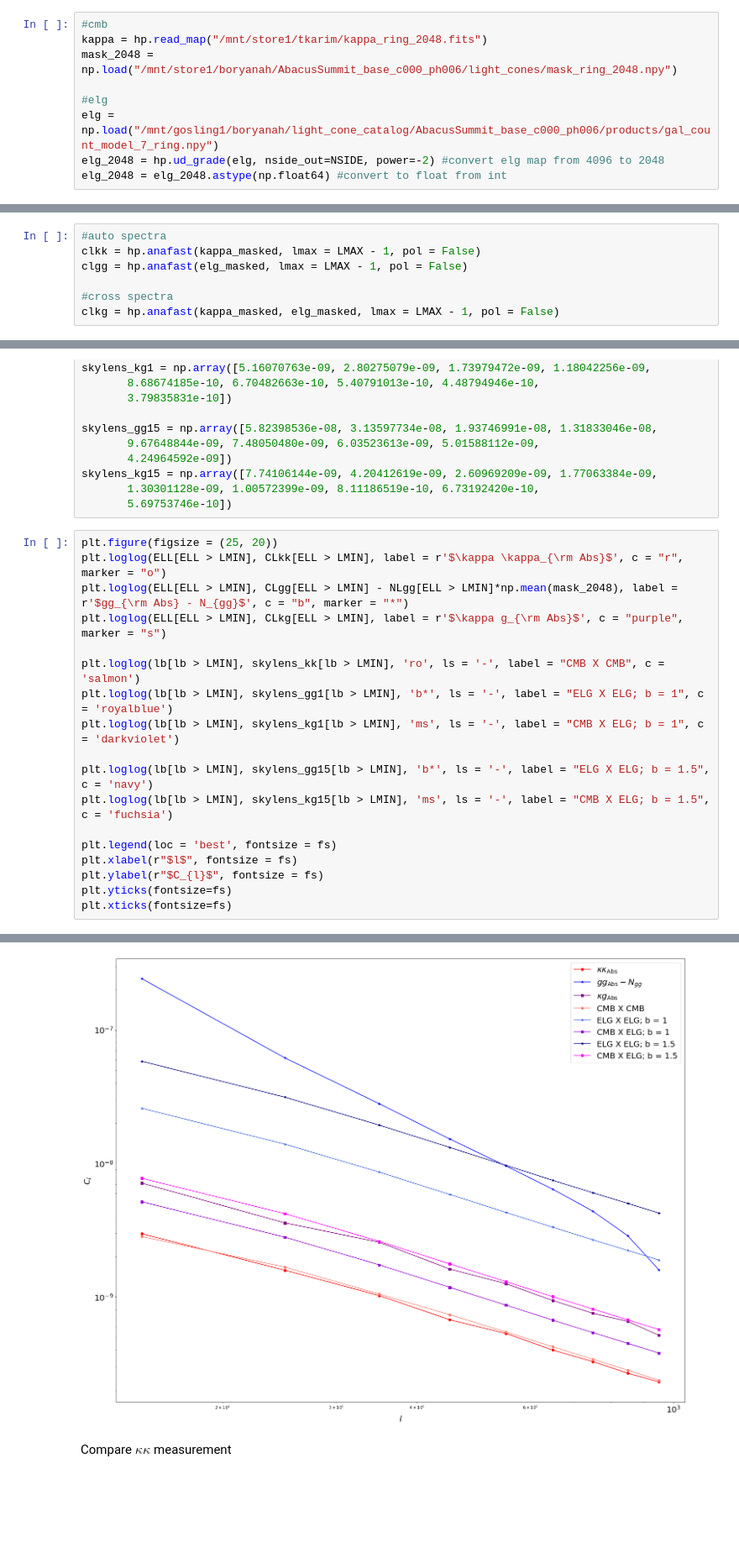
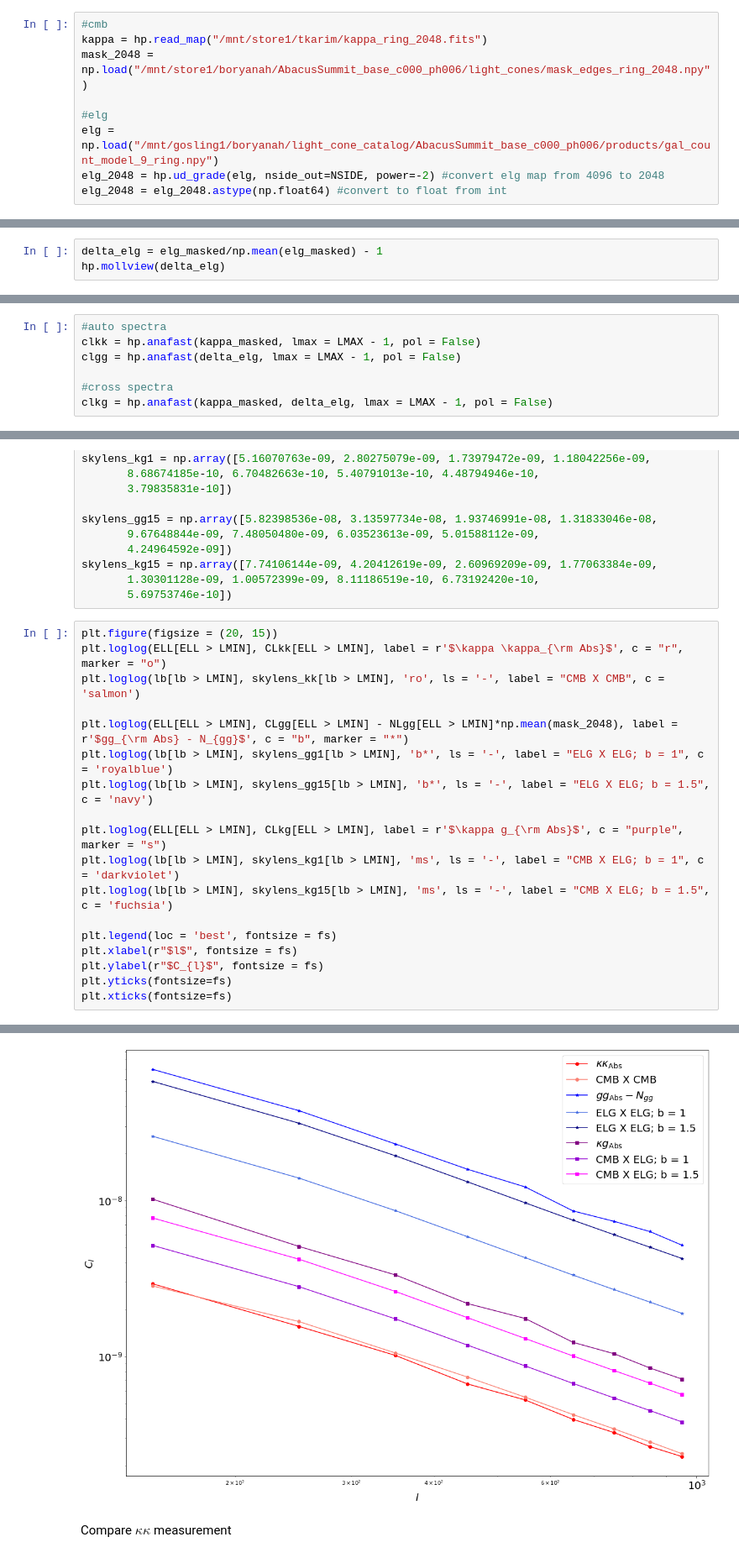
Before and after one commit to tanveerkarim/desi-lensing-cc, a Jupyter notebook: notebooks/AbacusSummit_test.ipynb, the cells around one changed output, grey strips where cells are left out. Shown at 84% size. Drawn from its saved outputs; the diff is of its cells as text; blank space fills up the shorter version.

Commit message:
Validate AbacusSummit base sim

```diff
--- a/notebooks/AbacusSummit_test.ipynb
+++ b/notebooks/AbacusSummit_test.ipynb
@@ -25,9 +25,9 @@ fs = 20
 # %%
 #cmb
 kappa = hp.read_map("/mnt/store1/tkarim/kappa_ring_2048.fits")
-mask_2048 = np.load("/mnt/store1/boryanah/AbacusSummit_base_c000_ph006/light_cones/mask_ring_2048.npy")
+mask_2048 = np.load("/mnt/store1/boryanah/AbacusSummit_base_c000_ph006/light_cones/mask_edges_ring_2048.npy")
 
 #elg
-elg = np.load("/mnt/gosling1/boryanah/light_cone_catalog/AbacusSummit_base_c000_ph006/products/gal_count_model_7_ring.npy")
+elg = np.load("/mnt/gosling1/boryanah/light_cone_catalog/AbacusSummit_base_c000_ph006/products/gal_count_model_9_ring.npy")
 elg_2048 = hp.ud_grade(elg, nside_out=NSIDE, power=-2) #convert elg map from 4096 to 2048
 elg_2048 = elg_2048.astype(np.float64) #convert to float from int
@@ -68,0 +83,3 @@ hp.mollview(elg_masked, title = "ELG Map", hold = True, cmap = 'seismic')
+# %%
+delta_elg = elg_masked/np.mean(elg_masked) - 1
+hp.mollview(delta_elg)
@@ -78,10 +97,10 @@ print(fsky)
 # %%
 #auto spectra
 clkk = hp.anafast(kappa_masked, lmax = LMAX - 1, pol = False)
-clgg = hp.anafast(elg_masked, lmax = LMAX - 1, pol = False)
+clgg = hp.anafast(delta_elg, lmax = LMAX - 1, pol = False)
 
 #cross spectra
-clkg = hp.anafast(kappa_masked, elg_masked, lmax = LMAX - 1, pol = False)
+clkg = hp.anafast(kappa_masked, delta_elg, lmax = LMAX - 1, pol = False)
 # %% [markdown]
 #### Calculate shot noise
 # %%
@@ -149,27 +169,27 @@ skylens_kg15 = np.array([7.74106144e-09, 4.20412619e-09, 2.60969209e-09, 1.77063
        1.30301128e-09, 1.00572399e-09, 8.11186519e-10, 6.73192420e-10,
        5.69753746e-10])
 # %%
-plt.figure(figsize = (25, 20))
+plt.figure(figsize = (20, 15))
 plt.loglog(ELL[ELL > LMIN], CLkk[ELL > LMIN], label = r'$\kappa \kappa_{\rm Abs}$', c = "r", marker = "o")
+plt.loglog(lb[lb > LMIN], skylens_kk[lb > LMIN], 'ro', ls = '-', label = "CMB X CMB", c = 'salmon')
+
 plt.loglog(ELL[ELL > LMIN], CLgg[ELL > LMIN] - NLgg[ELL > LMIN]*np.mean(mask_2048), label = r'$gg_{\rm Abs} - N_{gg}$', c = "b", marker = "*")
+plt.loglog(lb[lb > LMIN], skylens_gg1[lb > LMIN], 'b*', ls = '-', label = "ELG X ELG; b = 1", c = 'royalblue')
+plt.loglog(lb[lb > LMIN], skylens_gg15[lb > LMIN], 'b*', ls = '-', label = "ELG X ELG; b = 1.5", c = 'navy')
+
 plt.loglog(ELL[ELL > LMIN], CLkg[ELL > LMIN], label = r'$\kappa g_{\rm Abs}$', c = "purple", marker = "s")
-
-plt.loglog(lb[lb > LMIN], skylens_kk[lb > LMIN], 'ro', ls = '-', label = "CMB X CMB", c = 'salmon')
-plt.loglog(lb[lb > LMIN], skylens_gg1[lb > LMIN], 'b*', ls = '-', label = "ELG X ELG; b = 1", c = 'royalblue')
 plt.loglog(lb[lb > LMIN], skylens_kg1[lb > LMIN], 'ms', ls = '-', label = "CMB X ELG; b = 1", c = 'darkviolet')
-
-plt.loglog(lb[lb > LMIN], skylens_gg15[lb > LMIN], 'b*', ls = '-', label = "ELG X ELG; b = 1.5", c = 'navy')
 plt.loglog(lb[lb > LMIN], skylens_kg15[lb > LMIN], 'ms', ls = '-', label = "CMB X ELG; b = 1.5", c = 'fuchsia')
 
 plt.legend(loc = 'best', fontsize = fs)
 plt.xlabel(r"$l$", fontsize = fs)
 plt.ylabel(r"$C_{l}$", fontsize = fs)
 plt.yticks(fontsize=fs)
 plt.xticks(fontsize=fs)
 # %% [output]
 (array([1.e+01, 1.e+02, 1.e+03, 1.e+04, 1.e+05]),
  <a list of 5 Text major ticklabel objects>)
-[figure, old version]
+[figure, new version]
 # %% [markdown]
 Compare $\kappa \kappa$ measurement
 # %%
```
Also changed, not shown: parts of 18 cells of this notebook, 1 other file.
